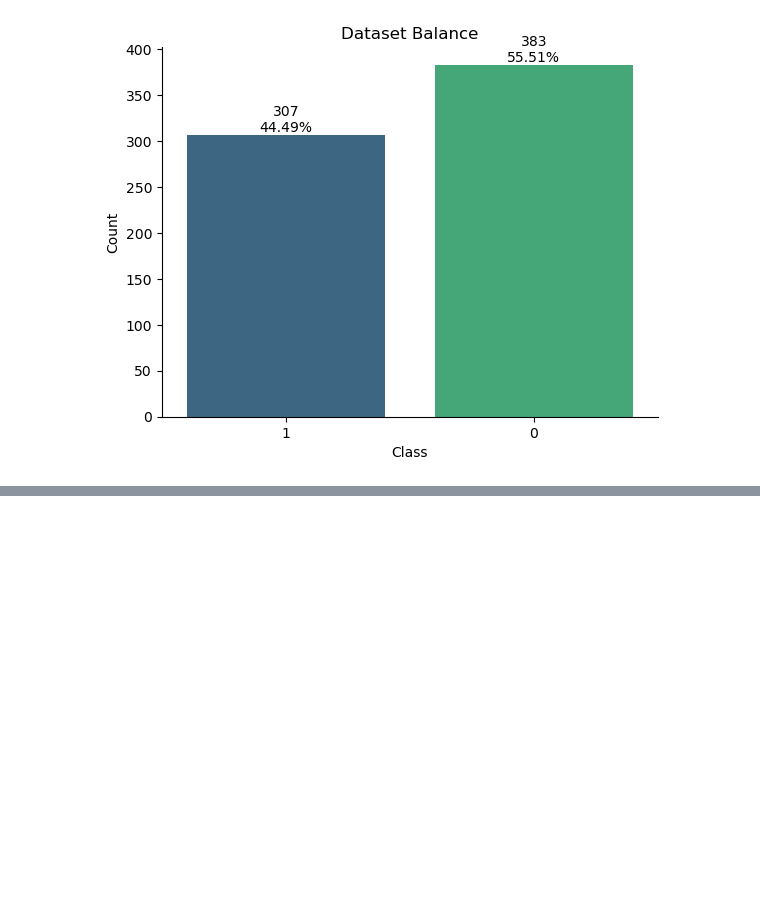
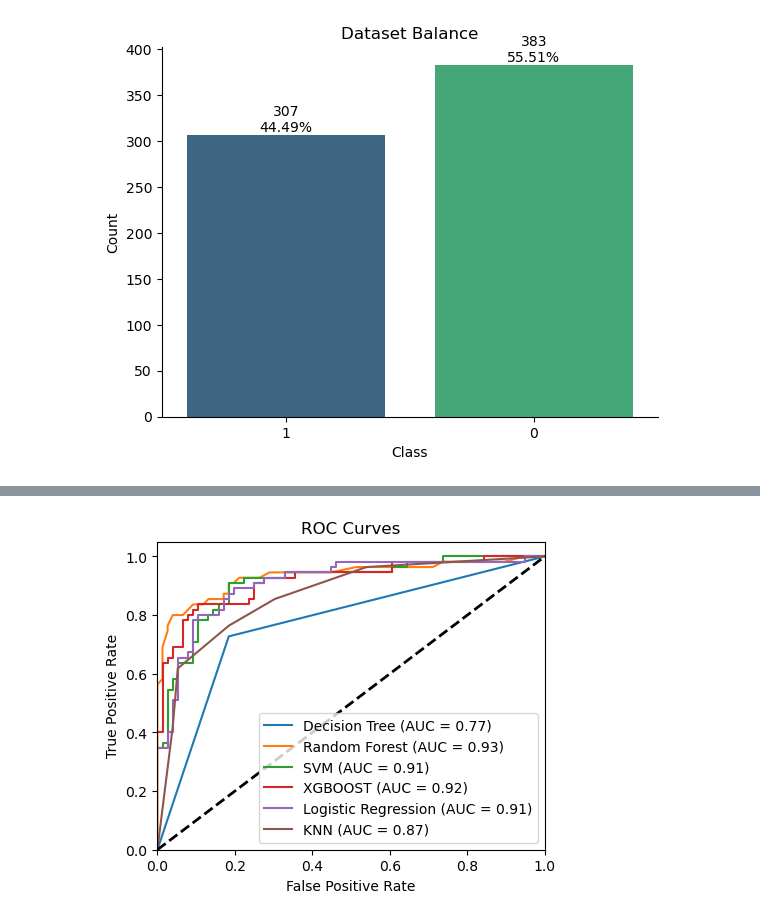
Before and after one commit to dukiptrvc/ml, a Jupyter notebook: prvi-projekat.ipynb, the cells around one changed output, grey strips where cells are left out. Cells and saved outputs as stored; diff of their text form; code cells hidden in the pictures; blank space fills up the shorter version.

```diff
--- a/prvi-projekat.ipynb
+++ b/prvi-projekat.ipynb
@@ -177,0 +344,91 @@ plt.show()
+# %%
+df_baseline = df.copy(deep=True)
+df_baseline = df_baseline.dropna()
+categorical_features = df.select_dtypes(include=np.object_).columns
+categorical_features = categorical_features.drop('Class')
+df_baseline = pd.get_dummies(df_baseline, columns=categorical_features)
+
+X_baseline = df_baseline.drop('Class', axis = 1)
+y_baseline = df_baseline['Class']
+y_baseline = y_baseline.astype('Int64')
+
+scaler = StandardScaler()
+X_baseline = scaler.fit_transform(X_baseline)
+
+X_train_baseline, X_test_baseline, y_train_baseline, y_test_baseline = train_test_split(X_baseline, y_baseline, test_size=0.2, random_state=42)
+
+decision_tree = DecisionTreeClassifier(random_state=42)
+random_forest = RandomForestClassifier(random_state=42)
+svm = SVC(probability=True, random_state=42)
+xgboost = XGBClassifier()
+logistic_regression = LogisticRegression()
+knn = KNeighborsClassifier()
+
+models = {
+    'Decision Tree': decision_tree,
+    'Random Forest': random_forest,
+    'SVM': svm,
+    'XGBOOST': xgboost,
+    'Logistic Regression': logistic_regression,
+    'KNN': knn
+}
+
+cv_results = {}
+kf = StratifiedKFold(n_splits=5, shuffle=True, random_state=42)
+
+for name, model in models.items():
+    scores = cross_val_score(model, X_train_baseline, y_train_baseline, cv=kf, scoring='accuracy')
+    cv_results[name] = scores
+    print(f'{name}: Mean Accuracy = {scores.mean():.3f}, Std = {scores.std():.3f}')
+
+cv_results_df = pd.DataFrame(cv_results)
+print(cv_results_df)
+
+test_results = {}
+roc_curves = {}
+
+plt.figure(figsize=(5, 4))
+
+for name, model in models.items():
+    model.fit(X_train_baseline, y_train_baseline)
+    y_pred = model.predict(X_test_baseline)
+    accuracy = accuracy_score(y_test_baseline, y_pred)
+    test_results[name] = accuracy
+    print(f'{name} Test Accuracy: {accuracy:.3f}')
+
+    if hasattr(model, "predict_proba"):
+        y_prob = model.predict_proba(X_test_baseline)[:, 1]
+    else:  # For SVM without probability=True
+        y_prob = model.decision_function(X_test_baseline)
+
+    fpr, tpr, _ = roc_curve(y_test_baseline, y_prob)
+    roc_auc = auc(fpr, tpr)
+    roc_curves[name] = (fpr, tpr, roc_auc)
+
+    plt.plot(fpr, tpr, label=f'{name} (AUC = {roc_auc:.2f})')
+
+# Plot all ROC Curves on one graph
+plt.plot([0, 1], [0, 1], 'k--', lw=2)
+plt.xlim([0.0, 1.0])
+plt.ylim([0.0, 1.05])
+plt.xlabel('False Positive Rate')
+plt.ylabel('True Positive Rate')
+plt.title('ROC Curves')
+plt.legend(loc='lower right')
+plt.show()
+
+fig, axes = plt.subplots(1, len(models), figsize=(20, 5))
+for ax, (name, model) in zip(axes, models.items()):
+    model.fit(X_train_baseline, y_train_baseline)
+    y_pred = model.predict(X_test_baseline)
+    cm = confusion_matrix(y_test_baseline, y_pred)
+    disp = ConfusionMatrixDisplay(confusion_matrix=cm, display_labels=model.classes_)
+    disp.plot(ax=ax, cmap=plt.cm.Blues, colorbar=False)
+    ax.set_title(name)
+
+plt.tight_layout()
+plt.show()
+
+test_results_baseline_df = pd.DataFrame(test_results, index=['Test Accuracy'])
+print(test_results_baseline_df)
+# %% [output]
@@ -177,0 +452 @@ plt.show()
+[figure, added]
```
Also changed, not shown: parts of 60 cells of this notebook.
